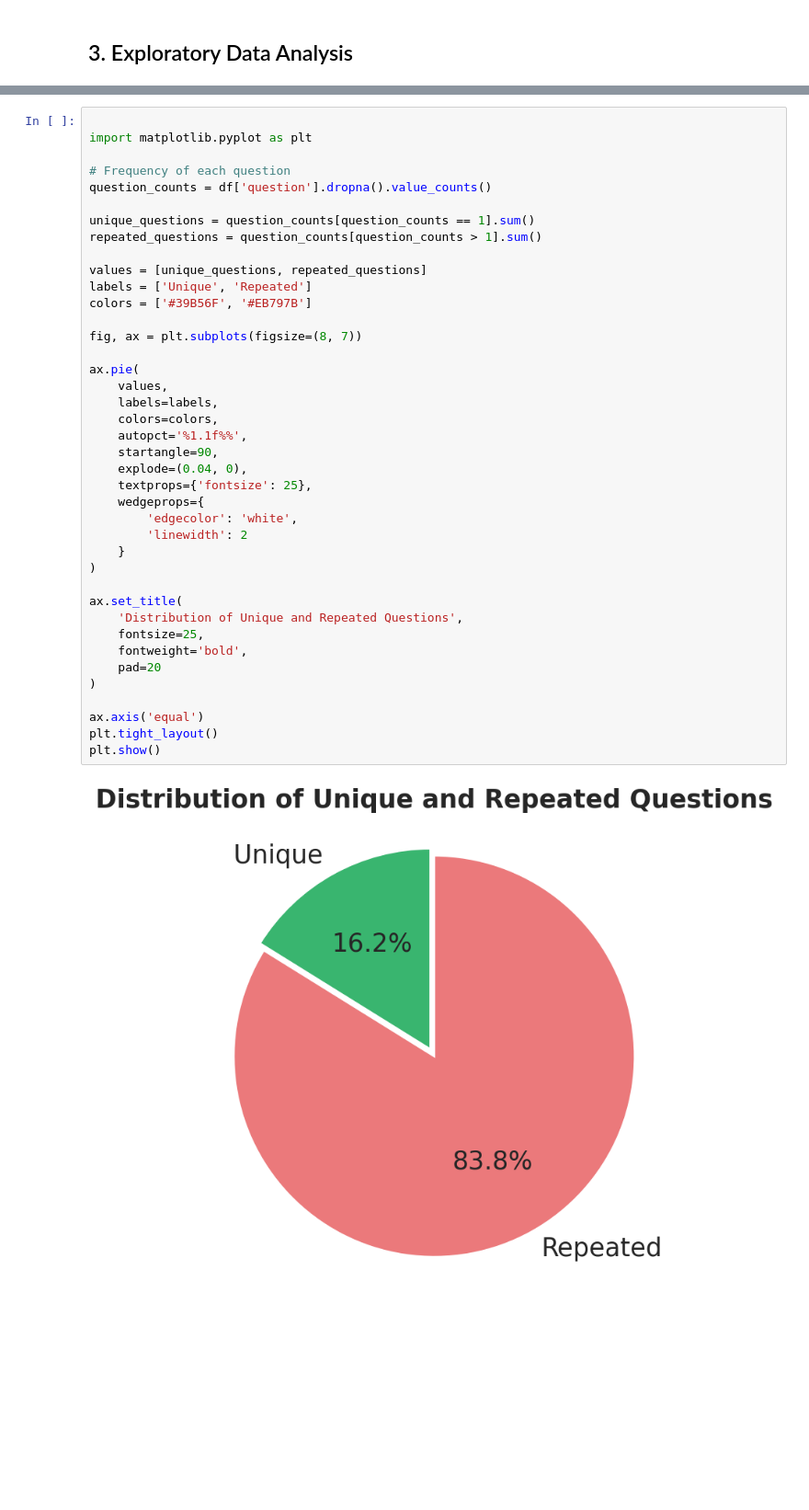
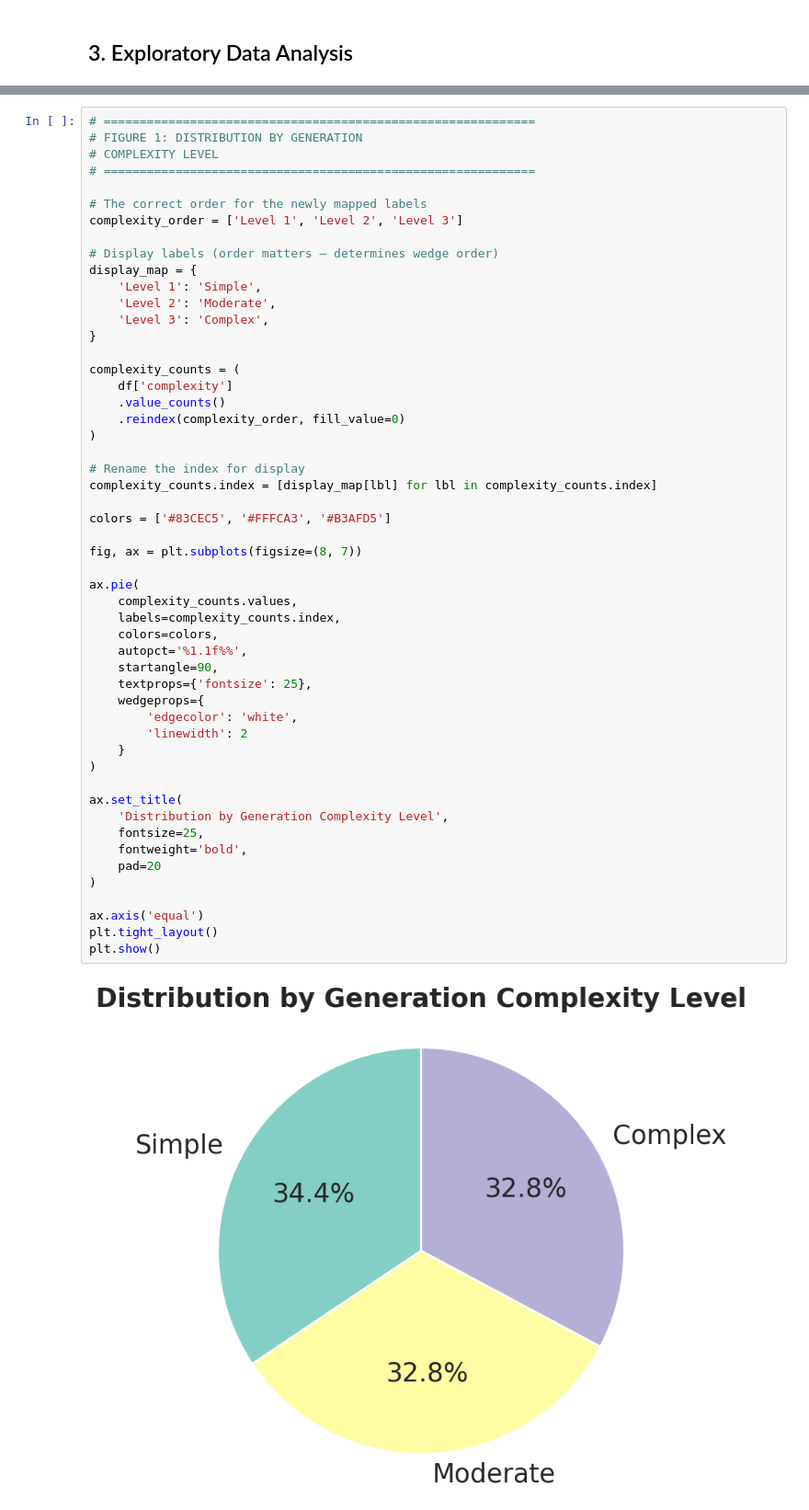
Before and after one commit to AlbertP97/Med-VQA-Survey, a Jupyter notebook: Kvasir_VQA.ipynb, the cells around one changed output, grey strips where cells are left out. Shown at 92% size. Drawn from its saved outputs; the diff is of its cells as text; blank space fills up the shorter version.

```diff
--- a/Kvasir_VQA.ipynb
+++ b/Kvasir_VQA.ipynb
@@ -248,42 +180,54 @@ plt.show()
 # %%
+# ============================================================
+# FIGURE 1: DISTRIBUTION BY GENERATION
+# COMPLEXITY LEVEL
+# ============================================================
 
-import matplotlib.pyplot as plt
+# The correct order for the newly mapped labels
+complexity_order = ['Level 1', 'Level 2', 'Level 3']
 
-# Frequency of each question
-question_counts = df['question'].dropna().value_counts()
+# Display labels (order matters — determines wedge order)
+display_map = {
+    'Level 1': 'Simple',
+    'Level 2': 'Moderate',
+    'Level 3': 'Complex',
+}
 
-unique_questions = question_counts[question_counts == 1].sum()
-repeated_questions = question_counts[question_counts > 1].sum()
+complexity_counts = (
+    df['complexity']
+    .value_counts()
+    .reindex(complexity_order, fill_value=0)
+)
 
-values = [unique_questions, repeated_questions]
-labels = ['Unique', 'Repeated']
-colors = ['#39B56F', '#EB797B']
+# Rename the index for display
+complexity_counts.index = [display_map[lbl] for lbl in complexity_counts.index]
+
+colors = ['#83CEC5', '#FFFCA3', '#B3AFD5']
 
 fig, ax = plt.subplots(figsize=(8, 7))
 
 ax.pie(
-    values,
-    labels=labels,
+    complexity_counts.values,
+    labels=complexity_counts.index,
     colors=colors,
     autopct='%1.1f%%',
     startangle=90,
-    explode=(0.04, 0),
     textprops={'fontsize': 25},
     wedgeprops={
         'edgecolor': 'white',
         'linewidth': 2
     }
 )
 
 ax.set_title(
-    'Distribution of Unique and Repeated Questions',
+    'Distribution by Generation Complexity Level',
     fontsize=25,
     fontweight='bold',
     pad=20
 )
 
 ax.axis('equal')
 plt.tight_layout()
 plt.show()
 # %% [output]
-[figure, old version]
+[figure, new version]
```
Also changed, not shown: parts of 9 cells of this notebook.
